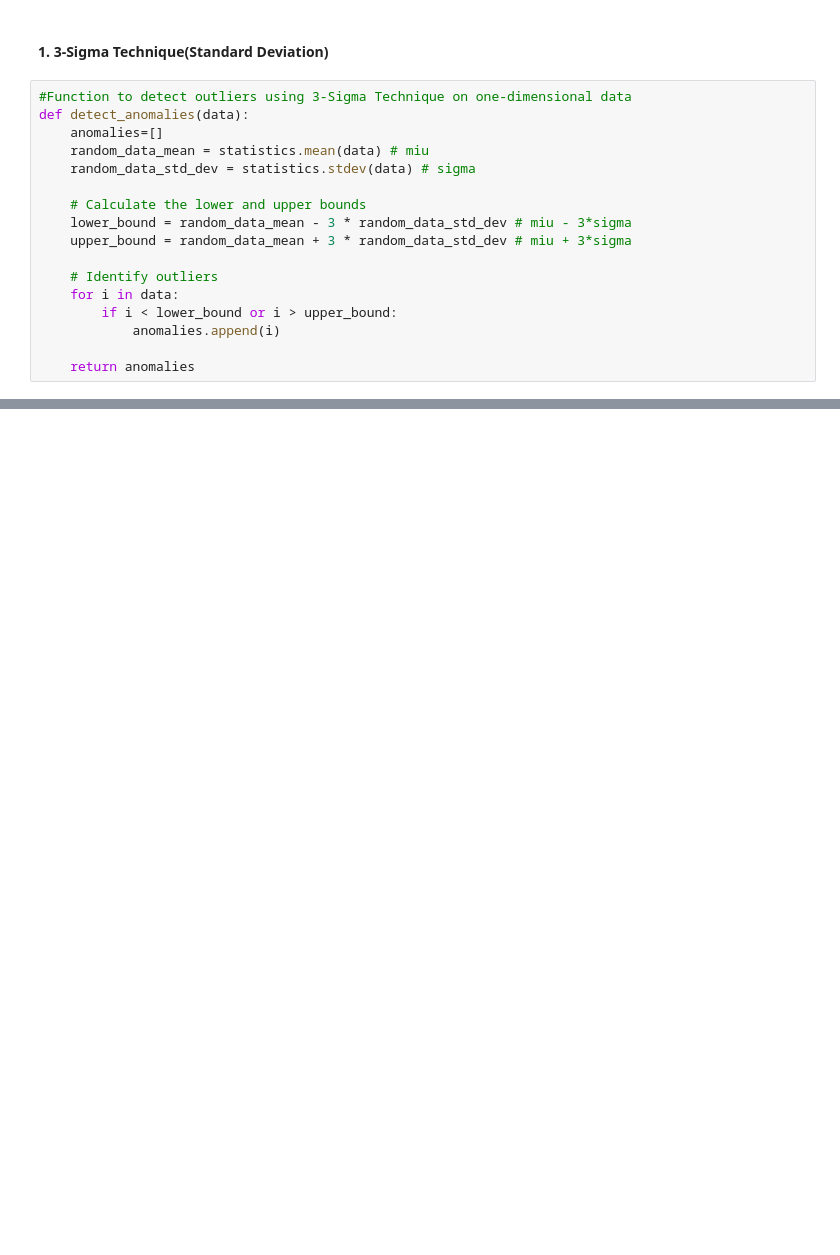
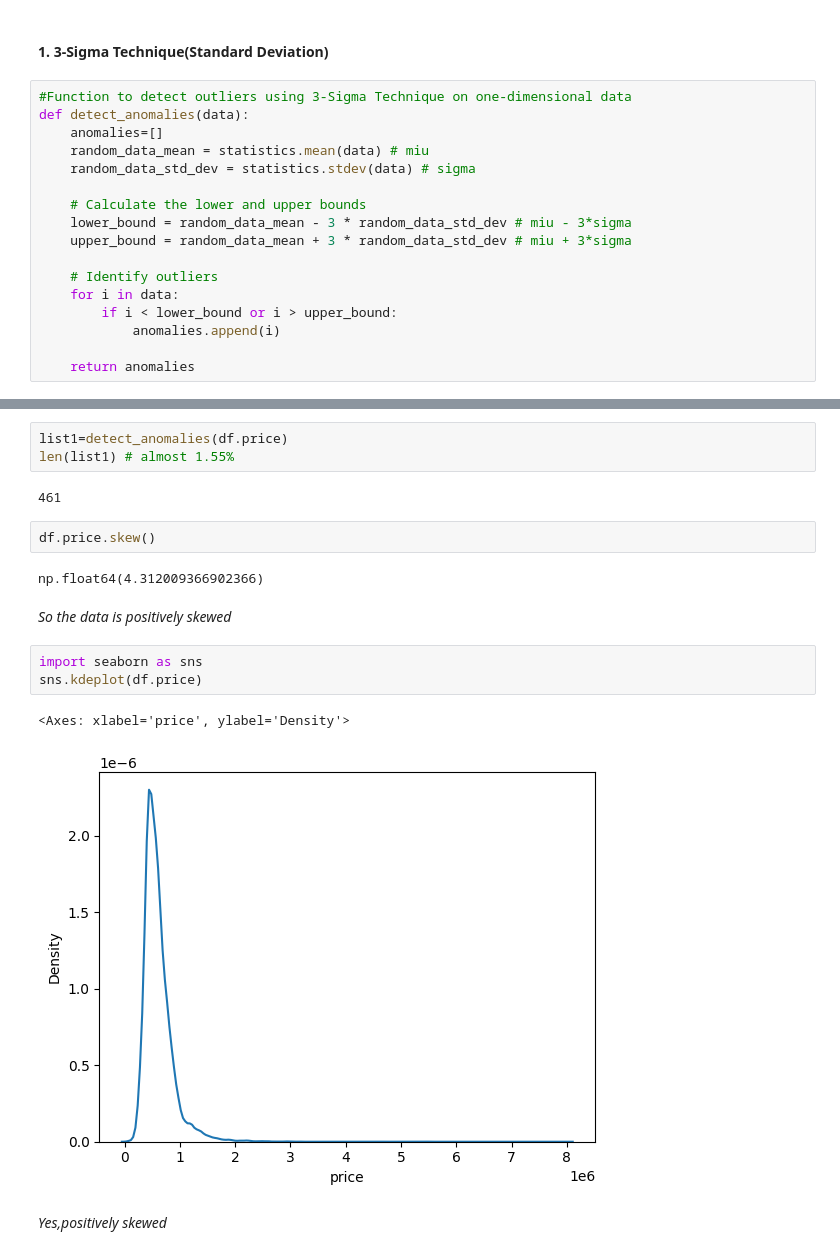
Before and after one commit to Shakhoyat/eda-learning-journey, a Jupyter notebook: EDA by satyajit/Handling Outliers/notebook.ipynb, the cells around one changed output, grey strips where cells are left out. Cells and saved outputs as stored; diff of their text form; blank space fills up the shorter version.

```diff
--- a/EDA by satyajit/Handling Outliers/notebook.ipynb
+++ b/EDA by satyajit/Handling Outliers/notebook.ipynb
@@ -36,0 +56,19 @@ def detect_anomalies(data):
+# %%
+list1=detect_anomalies(df.price)
+len(list1) # almost 1.55%
+# %% [output]
+461
+# %%
+df.price.skew()
+# %% [output]
+np.float64(4.312009366902366)
+# %% [markdown]
+*So the data is positively skewed*
+# %%
+import seaborn as sns
+sns.kdeplot(df.price)
+# %% [output]
+<Axes: xlabel='price', ylabel='Density'>
+[figure, added]
+# %% [markdown]
+*Yes,positively skewed*
```
Also changed, not shown: parts of 12 cells of this notebook.
